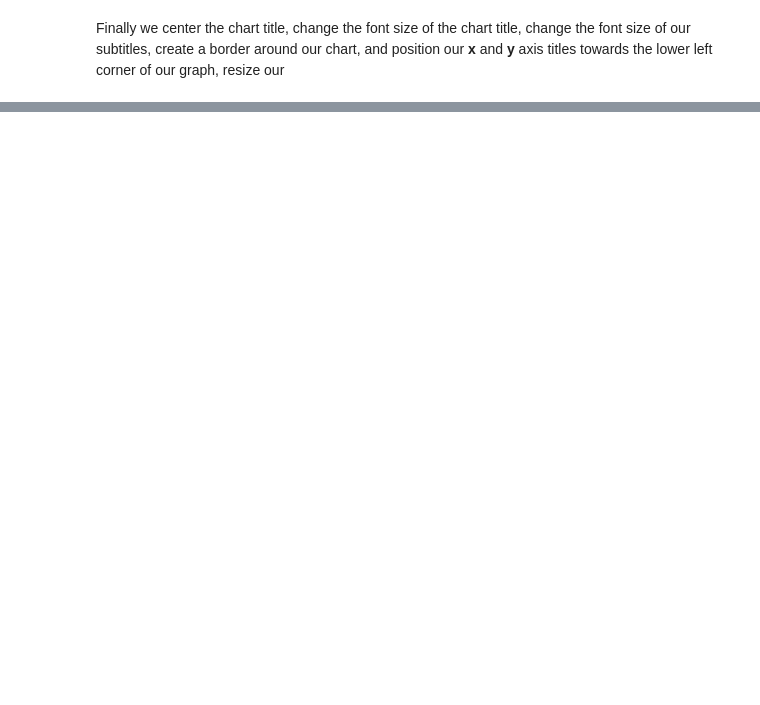
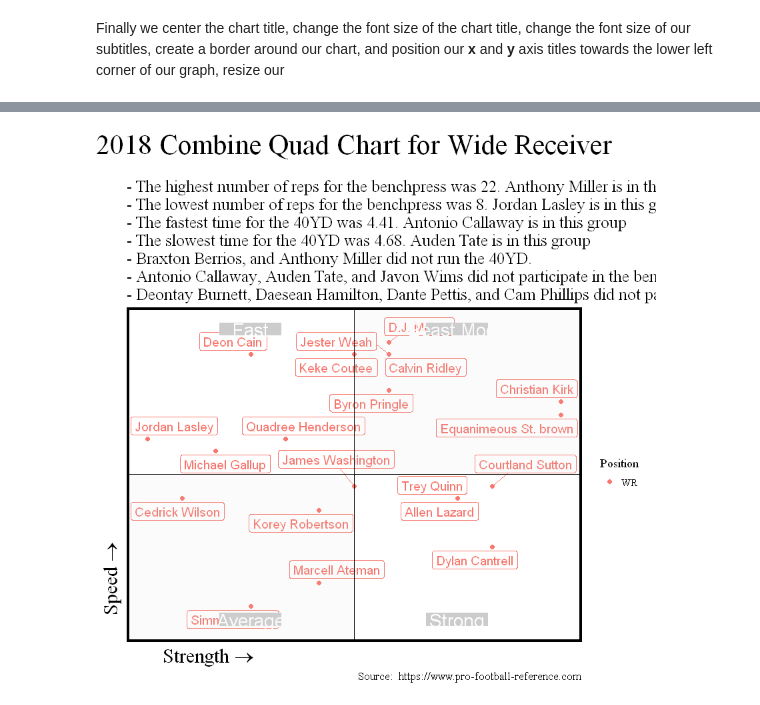
Before and after one commit to DieselAnalytics/CustomPowerBIQuadChartUsingR, a Jupyter notebook: RVizInJupyterLab.ipynb, the cells around one changed output, grey strips where cells are left out. Drawn from its saved outputs; the diff is of its cells as text; code cells hidden in the pictures; blank space fills up the shorter version.

```diff
--- a/RVizInJupyterLab.ipynb
+++ b/RVizInJupyterLab.ipynb
@@ -215,6 +309,7 @@ The code below passes the results from what was created in the cell above to the
 # %%
 No40YDSubtitle <-
     dataset$Player[which(dataset$`40YD` == 0 & dataset$BenchReps != 0)] %>%
+    as.character() %>%
     paste(collapse = ", ") %>%
     stri_replace_last_fixed(", ", ", and ") %>%
     paste0("- ", .," did not run the 40YD.") %>%
@@ -225,11 +329,7 @@ The code below does the same for the other "No" categories and creates variables
 # %%
-No40YDSubtitleHaveAthletes <-
-    dataset$Player[which(dataset$`40YD` == 0 & dataset$BenchReps != 0)] %>%
-    length() %>%
-    {ifelse(. > 0, "Y", "N")}
-
 NoBenchPressSubtitle <-
     dataset$Player[which(dataset$`40YD` != 0 & dataset$BenchReps == 0)] %>%
+    as.character() %>%
     paste(collapse = ", ") %>%
     stri_replace_last_fixed(", ", ", and ") %>%
     paste0("- ", .," did not participate in the benchpress.") %>%
@@ -242,6 +342,7 @@ NoBenchPressSubtitleHaveAthletes <-
 
 No40YDAndBenchPressSubtitle <-
     dataset$Player[which(dataset$`40YD` == 0 & dataset$BenchReps == 0)] %>%
+    as.character() %>%
     paste(collapse = ", ") %>%
     stri_replace_last_fixed(", ", ", and ") %>%
     paste0("- ", .," did not participate in either the 40YD or in the benchpress.") %>%
@@ -263,7 +392,8 @@ The code cells below builds the subtitles for best benchpress, worst bench press
 BestBench <- max(dataset$BenchReps)
 
 BestBenchAthletes_cv <-
-    dataset$Player[which(dataset$BenchReps == BestBench)]
+    dataset$Player[which(dataset$BenchReps == BestBench)] %>%
+    as.character()
 
 BestBenchAthletesCount <- length(BestBenchAthletes_cv)
 
@@ -283,25 +413,26 @@ BestBenchSubtitle <-
     ) %>%
     str_wrap(width = 70, exdent = 2)
 # %%
-    WorstBench <- min(dataset$BenchReps[dataset$BenchReps != 0])
+    Worst40YD <- max(dataset$`40YD`)
 
-    WorstBenchAthletes_cv <-
-        dataset$Player[which(dataset$BenchReps == WorstBench)]
+    Worst40YDAthletes_cv <-
+        dataset$Player[which(dataset$`40YD` == Worst40YD)] %>%
+        as.character()
 
-    WorstBenchAthletesCount <- length(WorstBenchAthletes_cv)
+    Worst40YDAthletesCount <- length(Worst40YDAthletes_cv)
 
-    WorstBenchAthletes <-
-        WorstBenchAthletes_cv %>%
+    Worst40YDAthletes <-
+        Worst40YDAthletes_cv %>%
         paste(collapse = ", ") %>%
         stri_replace_last_fixed(", ", ", and ")
 
-    WorstBenchSubtitle <-
+    Worst40YDSubtitle <-
         paste0(
-            "- The lowest number of reps for the benchpress was ",
-            WorstBench,
+            "- The slowest time for the 40YD was ",
+            Worst40YD,
             ". ",
-            WorstBenchAthletes,
-            ifelse(WorstBenchAthletesCount > 1, " are ", " is "),
+            Worst40YDAthletes,
+            ifelse(Worst40YDAthletesCount > 1, " are ", " is "),
             "in this group"
         ) %>%
         str_wrap(width = 70, exdent = 2)
@@ -540,12 +655,11 @@ if (length(unique(dataset$Year)) == 1 & length(unique(dataset$`Position Group`))
          geom_hline(yintercept = 0) +
          geom_vline(xintercept = 0) +
 
-
          # Squares for quad labels
-         annotate("rect", xmin = -3.5, xmax = -6.5, ymin = -11.5, ymax = -10.5, fill = "gray44") +
-         annotate("rect", xmin = -3.5, xmax = -6.5, ymin = 10.5, ymax = 11.5, fill = "gray44") +
-         annotate("rect", xmin = 3.5, xmax = 6.5, ymin = -11.5, ymax = -10.5, fill = "gray44") +
-         annotate("rect", xmin = 3.5, xmax = 6.5, ymin = 10.5, ymax = 11.5, fill = "gray44") +
+         annotate("rect", xmin = -3.5, xmax = -6.5, ymin = -11.5, ymax = -10.5, fill = "grey80") +
+         annotate("rect", xmin = -3.5, xmax = -6.5, ymin = 10.5, ymax = 11.5, fill = "grey80") +
+         annotate("rect", xmin = 3.5, xmax = 6.5, ymin = -11.5, ymax = -10.5, fill = "grey80") +
+         annotate("rect", xmin = 3.5, xmax = 6.5, ymin = 10.5, ymax = 11.5, fill = "grey80") +
 
          # quad labels
          annotate("text", x = -5, y = -11, label = "Average", color = "white", size = 6) +
@@ -567,30 +681,32 @@ if (length(unique(dataset$Year)) == 1 & length(unique(dataset$`Position Group`))
 
          # Prettying things up
          theme_tufte() +
          theme(
               plot.title = element_text(hjust = 0.5, size = 25)
             , plot.subtitle = element_text(size = 15)
             , panel.border = element_rect(colour = "black", size = 2, fill = NA)
             , axis.title.x = element_text(hjust = 0.1, size = 18)
             , axis.title.y = element_text(hjust = 0.1, size = 18)
          ) +
          scale_x_continuous(labels = NULL, breaks = NULL) +
          scale_y_continuous(labels = NULL, breaks = NULL)
 
          p
 
 } else {
     p <- ggplot(dataset, aes(x = BenchReps, y = `40YD`)) +
          geom_blank() +
          scale_x_continuous(
               labels = NULL
             , breaks = NULL
         ) +
          scale_y_continuous(
               labels = NULL
             , breaks = NULL
          ) +
          labs(x = NULL, y = NULL) +
          theme_classic()
     p
 }
+# %% [output]
+[figure, added]
```
Also changed, not shown: parts of 36 cells of this notebook.
